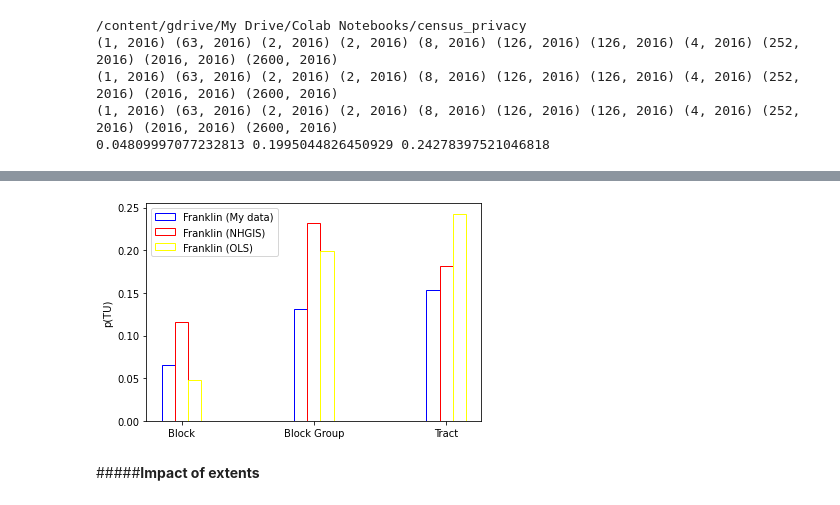
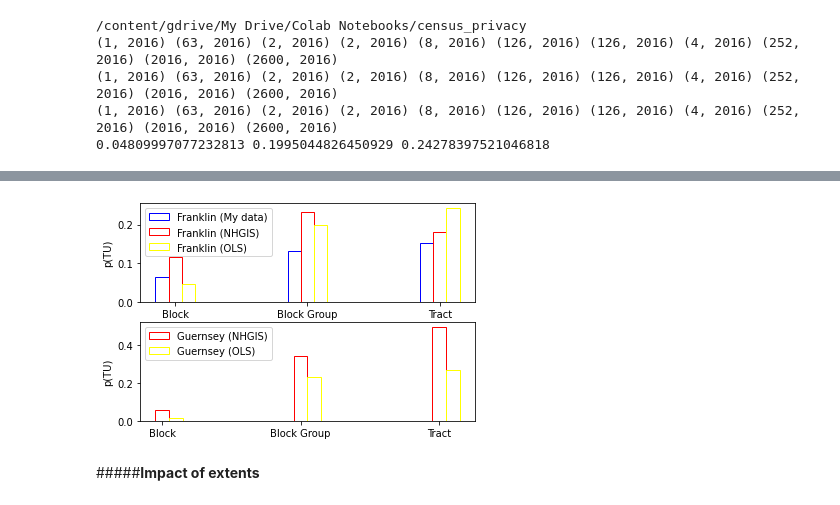
Before and after one commit to linyuehzzz/tda-eval, a Jupyter notebook: cell_uniques.ipynb, the cells around one changed output, grey strips where cells are left out. Cells and saved outputs as stored; diff of their text form; code cells hidden in the pictures.

```diff
--- a/cell_uniques.ipynb
+++ b/cell_uniques.ipynb
@@ -315,29 +615,44 @@ print(p_tu_ols_blk, p_tu_ols_bg, p_tu_ols_tr)
 # %%
 import matplotlib.pyplot as plt
 
 labels = ['Block', 'Block Group', 'Tract']
+x = np.arange(len(labels))  # the label locations
+width = 0.1 # the width of the bars
+
+fig, ax = plt.subplots(2)
+colors = [(0, 0, 1, 1), (1, 0, 0, 1), (1, 1, 0, 1)]
+
+## franklin
 p_tu_1 = [p_tu_blk, p_tu_bg, p_tu_tr]
 p_tu_2 = [p_tu_nhgis_blk, p_tu_nhgis_bg, p_tu_nhgis_tr]
 p_tu_3 = [p_tu_ols_blk, p_tu_ols_bg, p_tu_ols_tr]
 
-x = np.arange(len(labels))  # the label locations
-width = 0.1 # the width of the bars
+rects1 = ax[0].bar(x - width, p_tu_1, width, label='Franklin (My data)', color=(0,0,0,0), edgecolor=colors[0])
+rects3 = ax[0].bar(x, p_tu_2, width, label='Franklin (NHGIS)', color=(0,0,0,0), edgecolor=colors[1])
+rects2 = ax[0].bar(x + width, p_tu_3, width, label='Franklin (OLS)', color=(0,0,0,0), edgecolor=colors[2])
 
-fig, ax = plt.subplots()
-colors = [(0, 0, 1, 1), (1, 0, 0, 1), (1, 1, 0, 1)]
+ax[0].set_ylabel('p(TU)')
+ax[0].set_xticks(x)
+ax[0].set_xticklabels(labels)
+ax[0].legend()
 
-rects1 = ax.bar(x - width, p_tu_1, width, label='Franklin (My data)', color=(0,0,0,0), edgecolor=colors[0])
-rects3 = ax.bar(x, p_tu_2, width, label='Franklin (NHGIS)', color=(0,0,0,0), edgecolor=colors[1])
-rects2 = ax.bar(x + width, p_tu_3, width, label='Franklin (OLS)', color=(0,0,0,0), edgecolor=colors[2])
+## guernsey
+# p_tu_1 = [p_tu_blk_g, p_tu_bg_g, p_tu_tr_g]
+p_tu_2 = [p_tu_nhgis_blk_g, p_tu_nhgis_bg_g, p_tu_nhgis_tr_g]
+p_tu_3 = [p_tu_ols_blk_g, p_tu_ols_bg_g, p_tu_ols_tr_g]
 
-ax.set_ylabel('p(TU)')
-ax.set_xticks(x)
-ax.set_xticklabels(labels)
-ax.legend()
+# rects1 = ax[1].bar(x - width, p_tu_1, width, label='Guernsey (My data)', color=(0,0,0,0), edgecolor=colors[0])
+rects3 = ax[1].bar(x, p_tu_2, width, label='Guernsey (NHGIS)', color=(0,0,0,0), edgecolor=colors[1])
+rects2 = ax[1].bar(x + width, p_tu_3, width, label='Guernsey (OLS)', color=(0,0,0,0), edgecolor=colors[2])
+
+ax[1].set_ylabel('p(TU)')
+ax[1].set_xticks(x)
+ax[1].set_xticklabels(labels)
+ax[1].legend()
 
 plt.show()
 # %% [output]
-[figure, old version]
+[figure, new version]
 # %% [markdown]
 #####**Impact of extents**
 # %% [markdown]
```
Also changed, not shown: parts of 65 cells of this notebook.
